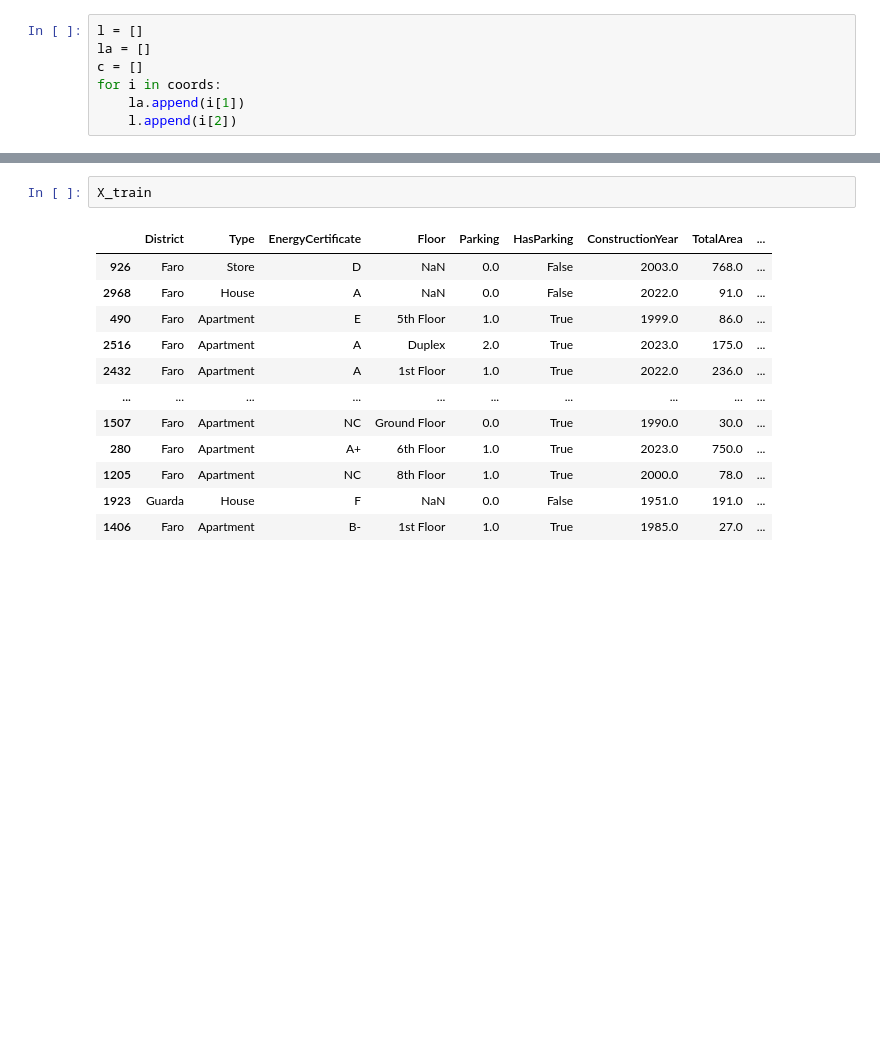
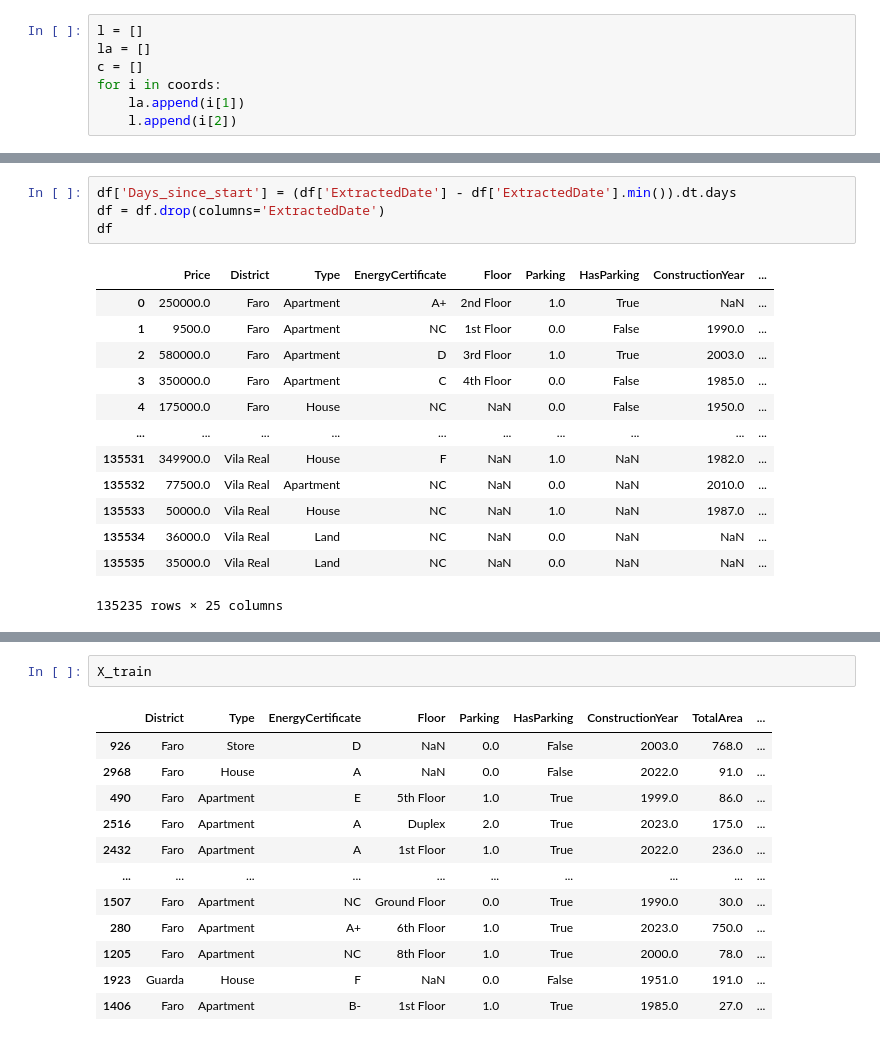
Before and after one commit to VIVALDI142857/ClassificationModelsParams, a Jupyter notebook: real_estate_regression.ipynb, the cells around one changed output, grey strips where cells are left out. Drawn from its saved outputs; the diff is of its cells as text; blank space fills up the shorter version.

Commit message:
real_estate_pipeline

```diff
--- a/real_estate_regression.ipynb
+++ b/real_estate_regression.ipynb
@@ -259,0 +298,18 @@ df = df.drop(columns=['City', 'Town'] )
+# %%
+df['Days_since_start'] = (df['ExtractedDate'] - df['ExtractedDate'].min()).dt.days
+df = df.drop(columns='ExtractedDate')
+df
+# %% [output]
+|  | Price | District | Type | EnergyCertificate | Floor | Parking | HasParking | ConstructionYear | ... |
+| 0 | 250000.0 | Faro | Apartment | A+ | 2nd Floor | 1.0 | True | NaN | ... |
+| 1 | 9500.0 | Faro | Apartment | NC | 1st Floor | 0.0 | False | 1990.0 | ... |
+| 2 | 580000.0 | Faro | Apartment | D | 3rd Floor | 1.0 | True | 2003.0 | ... |
+| 3 | 350000.0 | Faro | Apartment | C | 4th Floor | 0.0 | False | 1985.0 | ... |
+| 4 | 175000.0 | Faro | House | NC | NaN | 0.0 | False | 1950.0 | ... |
+| ... | ... | ... | ... | ... | ... | ... | ... | ... | ... |
+| 135531 | 349900.0 | Vila Real | House | F | NaN | 1.0 | NaN | 1982.0 | ... |
+| 135532 | 77500.0 | Vila Real | Apartment | NC | NaN | 0.0 | NaN | 2010.0 | ... |
+| 135533 | 50000.0 | Vila Real | House | NC | NaN | 1.0 | NaN | 1987.0 | ... |
+| 135534 | 36000.0 | Vila Real | Land | NC | NaN | 0.0 | NaN | NaN | ... |
+| 135535 | 35000.0 | Vila Real | Land | NC | NaN | 0.0 | NaN | NaN | ... |
+135235 rows × 25 columns
```
Also changed, not shown: parts of 31 cells of this notebook.
